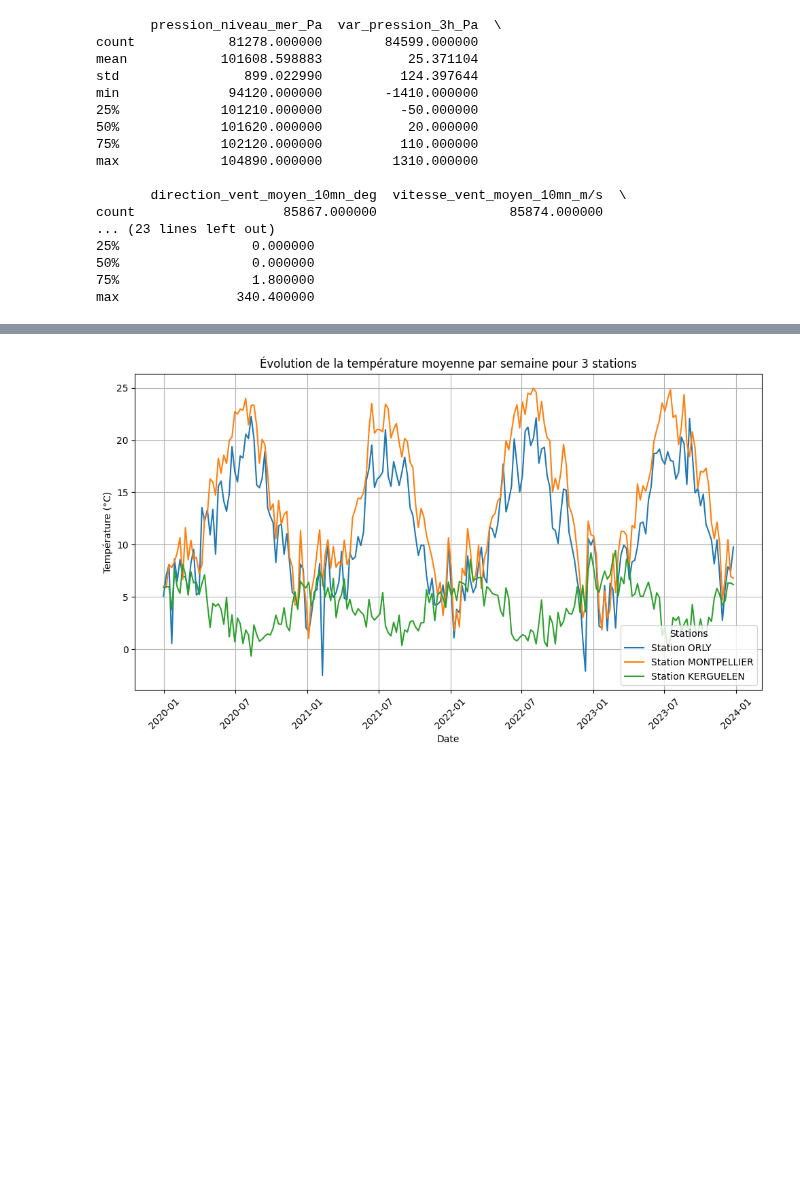
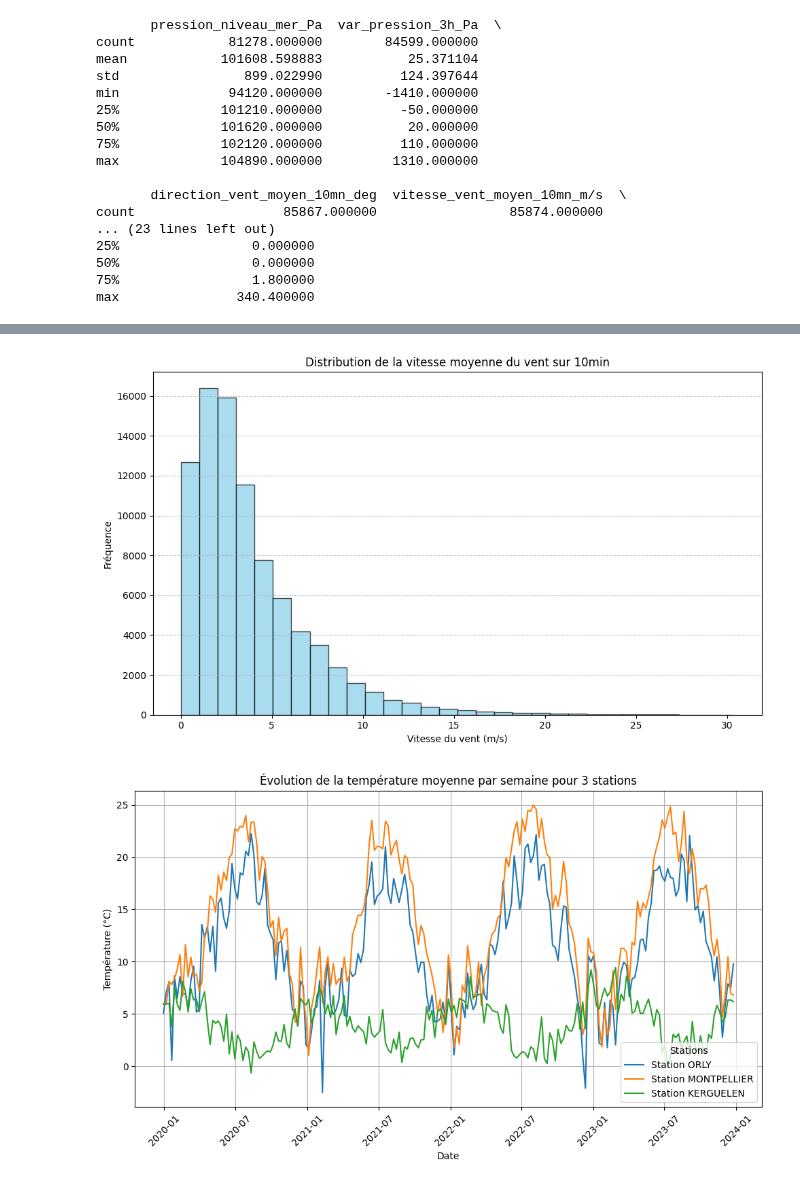
Before and after one commit to Antoine-Merienne/Projet-data-science-Mornand-Merienne, a Jupyter notebook: Donnees_clim.ipynb, the cells around one changed output, grey strips where cells are left out. Cells and saved outputs as stored; diff of their text form; code cells hidden in the pictures; blank space fills up the shorter version.

```diff
--- a/Donnees_clim.ipynb
+++ b/Donnees_clim.ipynb
@@ -246,3 +264,20 @@ max               340.400000
+# %%
+plt.figure(figsize=(10, 6))
+
+# Tracer un histogramme de la colonne des précipitations
+plt.hist(df_meteo_tot['vitesse_vent_moyen_10mn_m/s'], bins=30, color='skyblue', edgecolor='black', alpha=0.7)
+
+# Ajouter des labels et un titre
+plt.title("Distribution de la vitesse moyenne du vent sur 10min")
+plt.xlabel("Vitesse du vent (m/s)")
+plt.ylabel("Fréquence")
+
+# Afficher le graphe
+plt.grid(axis='y', linestyle='--', alpha=0.7)
+plt.tight_layout()
+plt.show()
+# %% [output]
+[figure, added]
 # %%
 stations_choisies = ['ORLY', 'MONTPELLIER','KERGUELEN']
 
```
Also changed, not shown: parts of 5 cells of this notebook.
